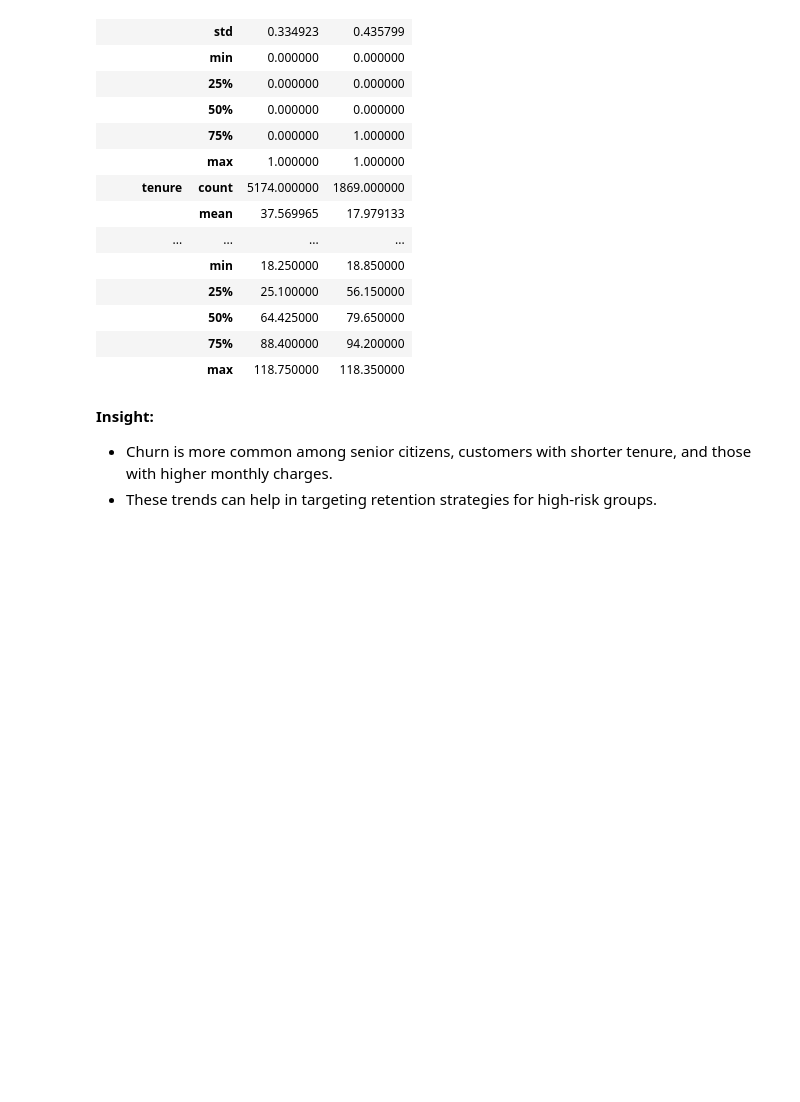
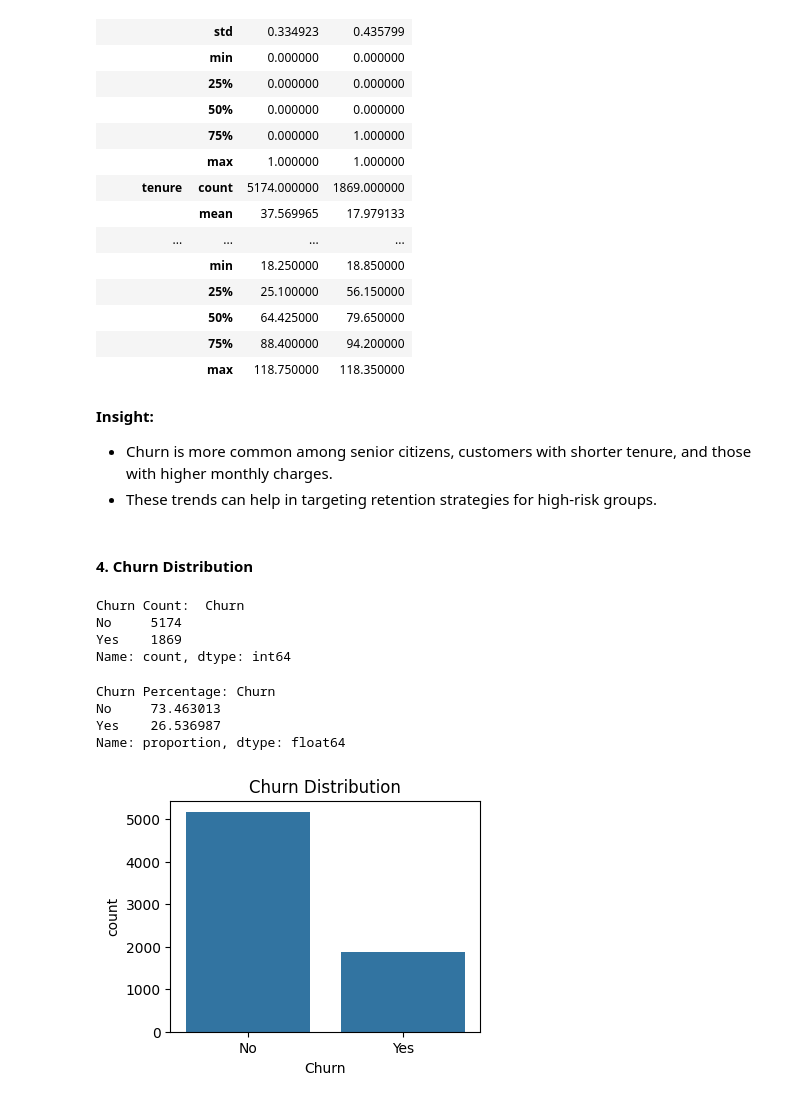
Before and after one commit to rixwan-khan/churn-prediction, a Jupyter notebook: notebooks/01_EDA_Hypothesis.ipynb, the cells around one changed output. Cells and saved outputs as stored; diff of their text form; code cells hidden in the pictures; blank space fills up the shorter version.

```diff
--- a/notebooks/01_EDA_Hypothesis.ipynb
+++ b/notebooks/01_EDA_Hypothesis.ipynb
@@ -90,3 +90,5 @@ churn_stats
 **Insight:**
 - Churn is more common among senior citizens, customers with shorter tenure, and those with higher monthly charges.
 - These trends can help in targeting retention strategies for high-risk groups.
+# %% [markdown]
+#### **4. Churn Distribution**
@@ -92,0 +101,22 @@ churn_stats
+# %%
+print('Churn Count: ', churn_counts)
+# %% [output]
+Churn Count:  Churn
+No     5174
+Yes    1869
+Name: count, dtype: int64
+# %%
+print(f"Churn Percentage:", churn_percent)
+# %% [output]
+Churn Percentage: Churn
+No     73.463013
+Yes    26.536987
+Name: proportion, dtype: float64
+# %%
+# visualization of churn distribution
+plt.figure(figsize=(4,3))
+sns.countplot(data=df, x='Churn')
+plt.title('Churn Distribution')
+plt.show()
+# %% [output]
+[figure, added]
```
Also changed, not shown: parts of 14 cells of this notebook.
